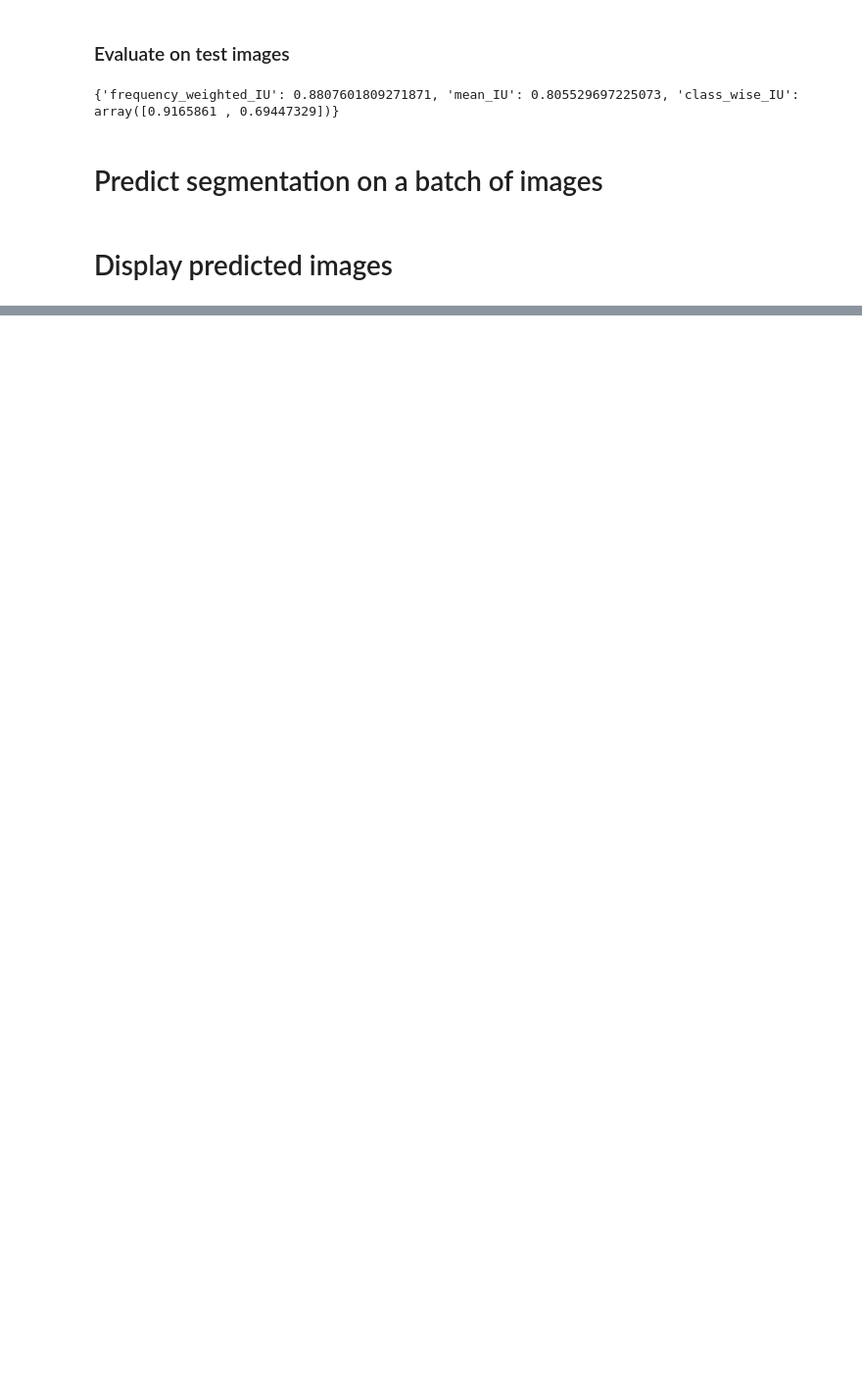
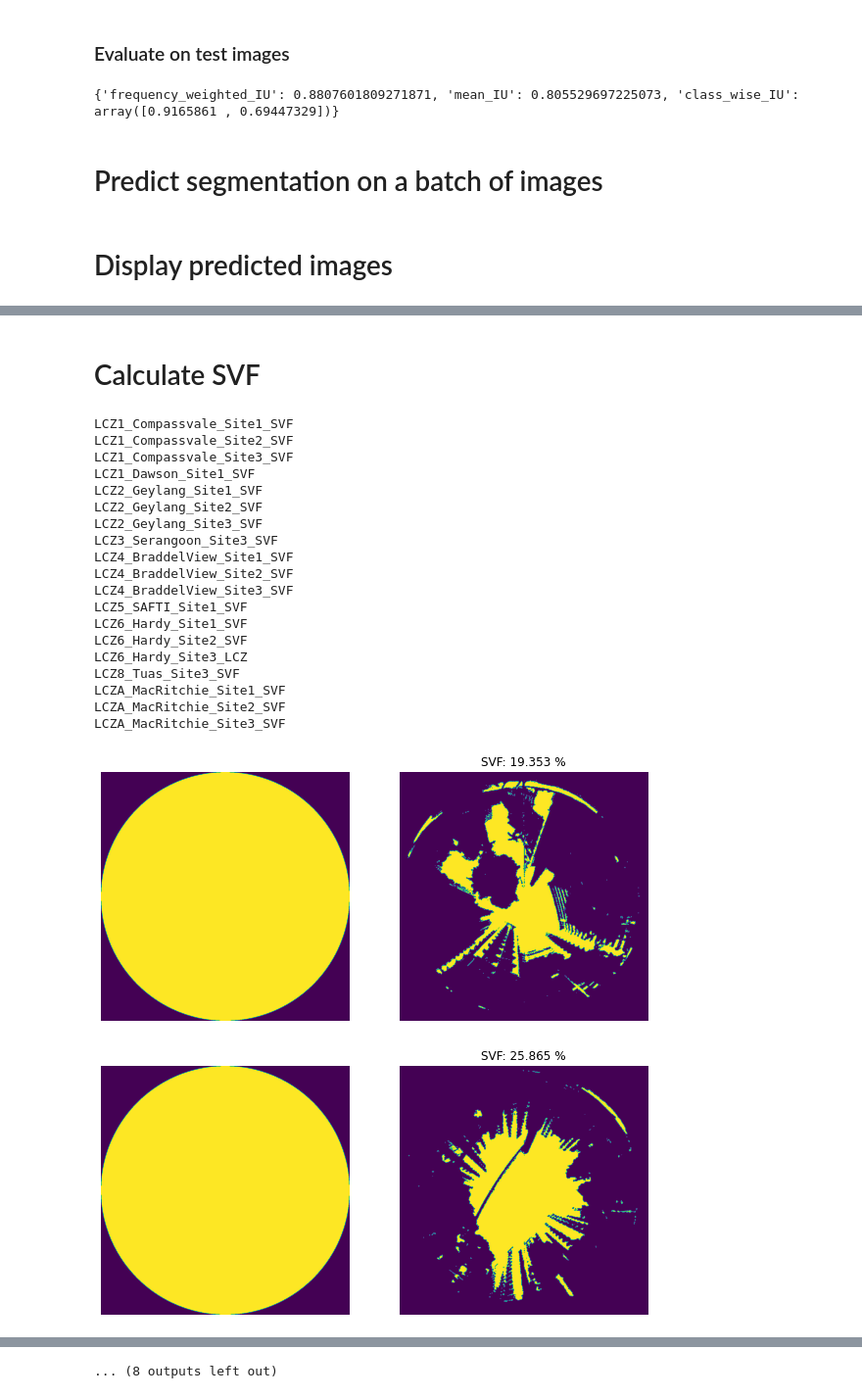
Before and after one commit to hengsuli/SkyViewFactor_segmentation, a Jupyter notebook: train_unet.ipynb, the cells around one changed output, grey strips where cells are left out. Shown at 98% size. Cells and saved outputs as stored; diff of their text form; code cells hidden in the pictures; blank space fills up the shorter version.

```diff
--- a/train_unet.ipynb
+++ b/train_unet.ipynb
@@ -112,0 +66,2 @@ loaded weights  unet_checkpoints.6
+# %%
+model_large = imutils.model_from_checkpoint_path("unet_checkpoints_1024")
@@ -127,15 +84,14 @@ print(model_large.evaluate_segmentation( inp_images_dir="cropped_SVF/test/"  , a
 # %% [markdown]
 # Predict segmentation on a batch of images
 # %%
-predict_directory = "cropped_SVF/predict"
+predict_directory = "cropped_SVF_train_predict_1024"
 if not os.path.exists(predict_directory):
     os.mkdir(predict_directory)
-test_images_directory = "cropped_SVF/test"
+test_images_directory = "cropped_SVF_1024"
 for f in os.listdir(test_images_directory):
-    output_fn = os.path.splitext(f)[0] + '_predict.png'
     model_large.predict_segmentation(
         inp=os.path.join(test_images_directory,f),
-        out_fname=os.path.join(predict_directory,output_fn))
+        out_fname=os.path.join(predict_directory,f))
 # %% [markdown]
 # Display predicted images
 # %%
@@ -166,0 +123,47 @@ plt.show()
+# %% [markdown]
+# Calculate SVF
+# %%
+test_predict_directory = "cropped_SVF_test_predict_1024"
+train_predict_directory = "cropped_SVF_train_predict_1024"
+images_directory = r"SVF\SVF_photos"
+save_dir = "SVF"
+if not os.path.exists(save_dir):
+    os.mkdir(save_dir)
+
+calculated_svf_list = [['filename','SVF(%)']]
+for fp in os.listdir(images_directory):
+    fn = os.path.splitext(fp)[0]
+    print(fn)
+    predicted_fpList = [os.path.join(test_predict_directory,f'{fn}_{str(i).zfill(2)}.png') for i in range(4)]
+    if not os.path.exists(predicted_fpList[0]):
+        predicted_fpList = [os.path.join(train_predict_directory,f'{fn}_{str(i).zfill(2)}.png') for i in range(4)]
+    predicted_img = imutils.stitch_cropped_images(predicted_fpList,plot=False)
+    calculated_svf = imutils.calculate_SVF("SVF_mask.png",predicted_img, plot = True)
+    calculated_svf_list.append([fn,calculated_svf])
+
+# save csv
+# with open(os.path.join(save_dir,"calculated_SVF.csv"), 'w', newline='') as csvfile:
+#     writer = csv.writer(csvfile)
+#     writer.writerows(calculated_svf_list)
+# %% [output]
+LCZ1_Compassvale_Site1_SVF
+LCZ1_Compassvale_Site2_SVF
+LCZ1_Compassvale_Site3_SVF
+LCZ1_Dawson_Site1_SVF
+LCZ2_Geylang_Site1_SVF
+LCZ2_Geylang_Site2_SVF
+LCZ2_Geylang_Site3_SVF
+LCZ3_Serangoon_Site3_SVF
+LCZ4_BraddelView_Site1_SVF
+LCZ4_BraddelView_Site2_SVF
+LCZ4_BraddelView_Site3_SVF
+LCZ5_SAFTI_Site1_SVF
+LCZ6_Hardy_Site1_SVF
+LCZ6_Hardy_Site2_SVF
+LCZ6_Hardy_Site3_LCZ
+LCZ8_Tuas_Site3_SVF
+LCZA_MacRitchie_Site1_SVF
+LCZA_MacRitchie_Site2_SVF
+LCZA_MacRitchie_Site3_SVF
+[figure, added]
+[figure, added]
@@ -166,0 +179 @@ plt.show()
+... (8 outputs left out)
```
Also changed, not shown: parts of 10 cells of this notebook, 4 other files.
